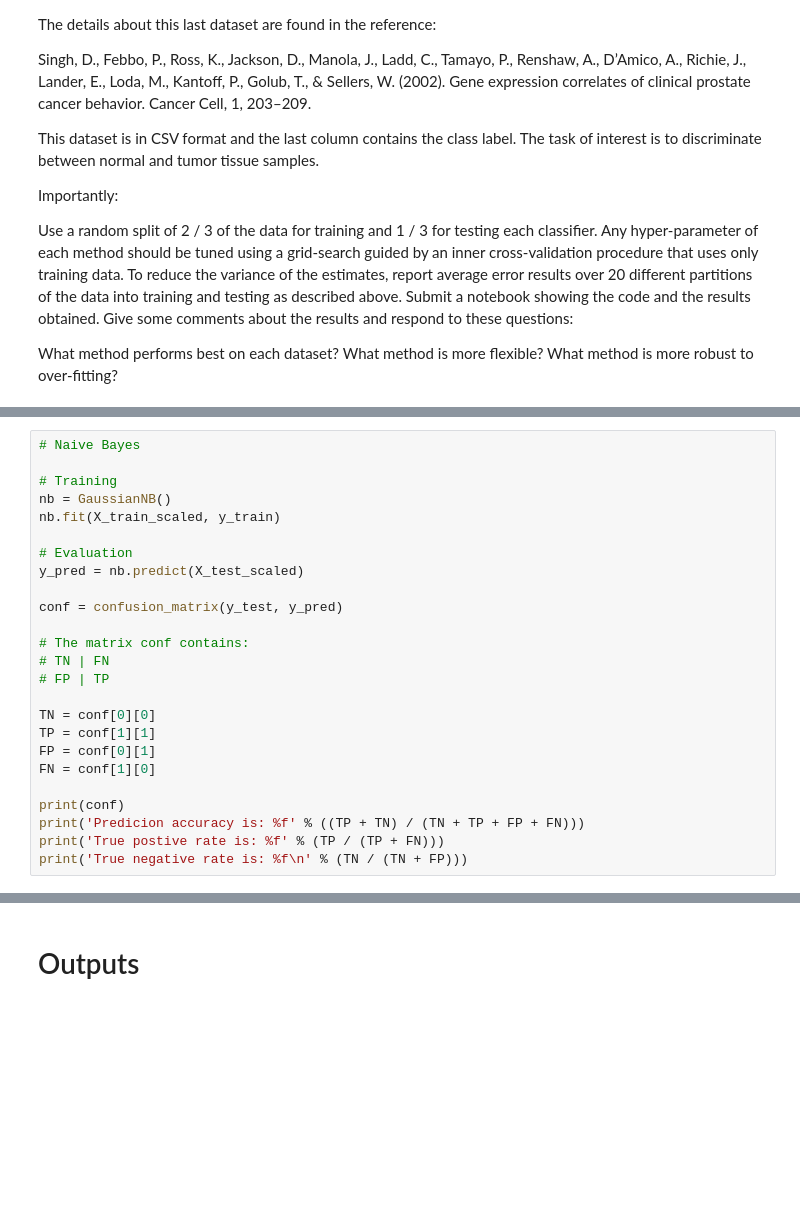
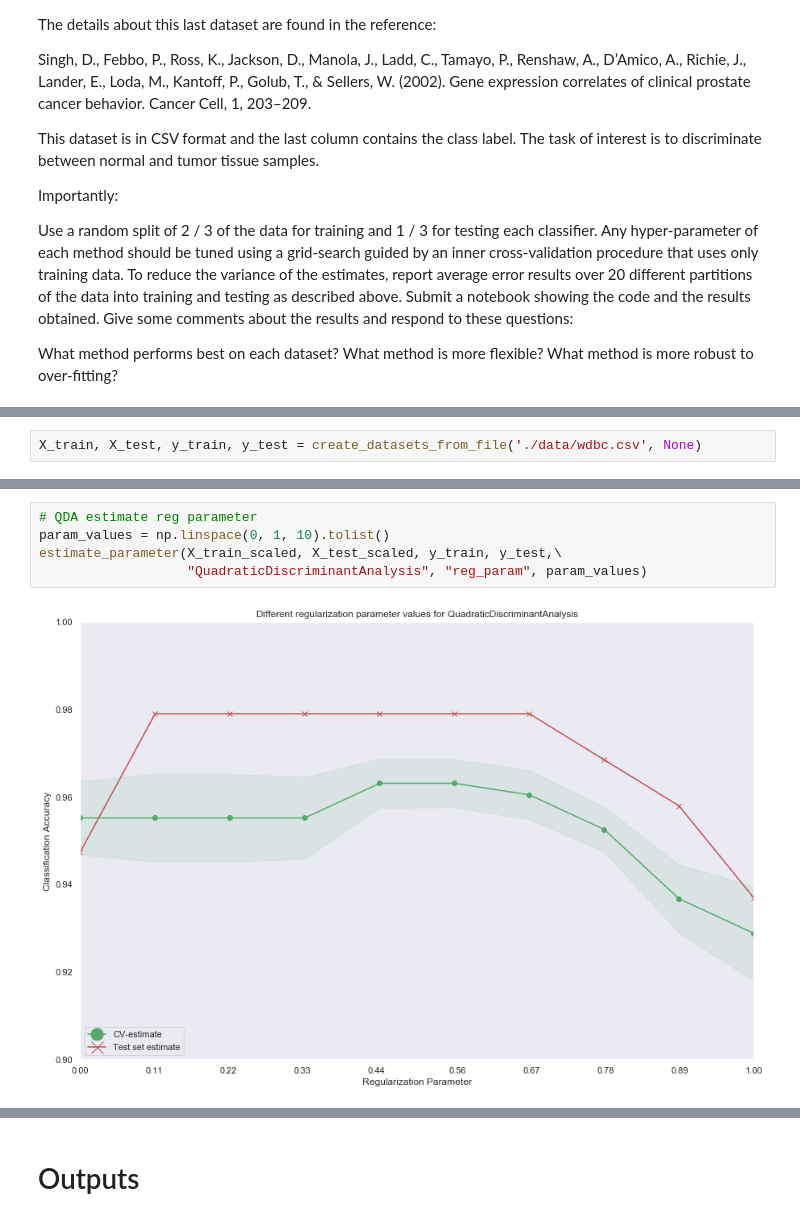
Before and after one commit to nandoide/misc_work, a Jupyter notebook: Desktop/uni/APAUT/classification_systems/classification_systems.ipynb, the cells around one changed output, grey strips where cells are left out. Cells and saved outputs as stored; diff of their text form; blank space fills up the shorter version.

```diff
--- a/Desktop/uni/APAUT/classification_systems/classification_systems.ipynb
+++ b/Desktop/uni/APAUT/classification_systems/classification_systems.ipynb
@@ -82,25 +49,0 @@ True negative rate is: 0.924242
-# %%
-# Naive Bayes
-
-# Training
-nb = GaussianNB()
-nb.fit(X_train_scaled, y_train)
-
-# Evaluation
-y_pred = nb.predict(X_test_scaled)
-
-conf = confusion_matrix(y_test, y_pred)
-
-# The matrix conf contains:
-# TN | FN
-# FP | TP
-
-TN = conf[0][0]
-TP = conf[1][1]
-FP = conf[0][1]
-FN = conf[1][0]
-
-print(conf)
-print('Predicion accuracy is: %f' % ((TP + TN) / (TN + TP + FP + FN)))
-print('True postive rate is: %f' % (TP / (TP + FN)))
-print('True negative rate is: %f\n' % (TN / (TN + FP)))
@@ -112,0 +145,2 @@ True negative rate is: 0.924242
+# %%
+X_train, X_test, y_train, y_test = create_datasets_from_file('./data/wdbc.csv', None)
@@ -112,0 +165,7 @@ True negative rate is: 0.924242
+# %%
+# QDA estimate reg parameter
+param_values = np.linspace(0, 1, 10).tolist()
+estimate_parameter(X_train_scaled, X_test_scaled, y_train, y_test,\
+                   "QuadraticDiscriminantAnalysis", "reg_param", param_values)
+# %% [output]
+[figure, added]
```
Also changed, not shown: parts of 10 cells of this notebook.
